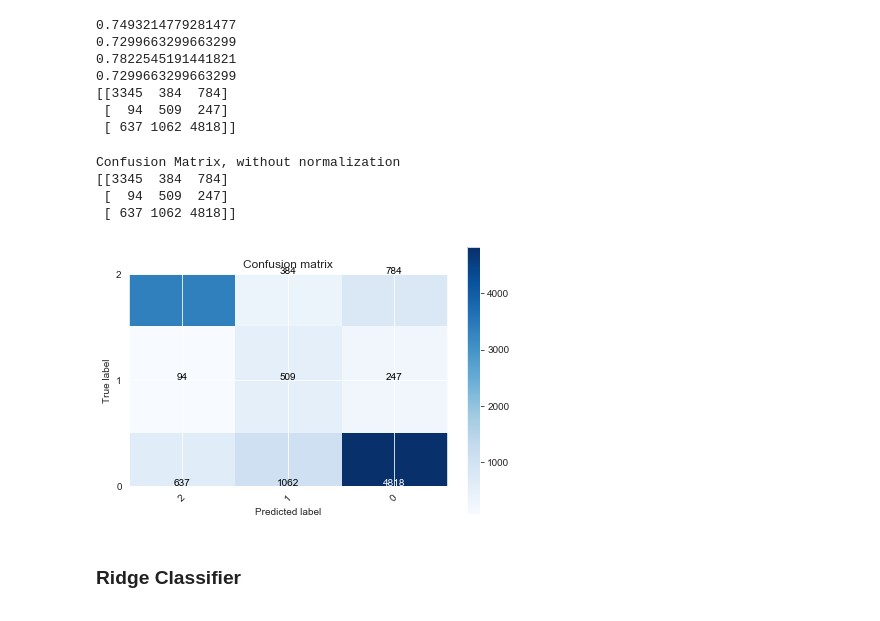
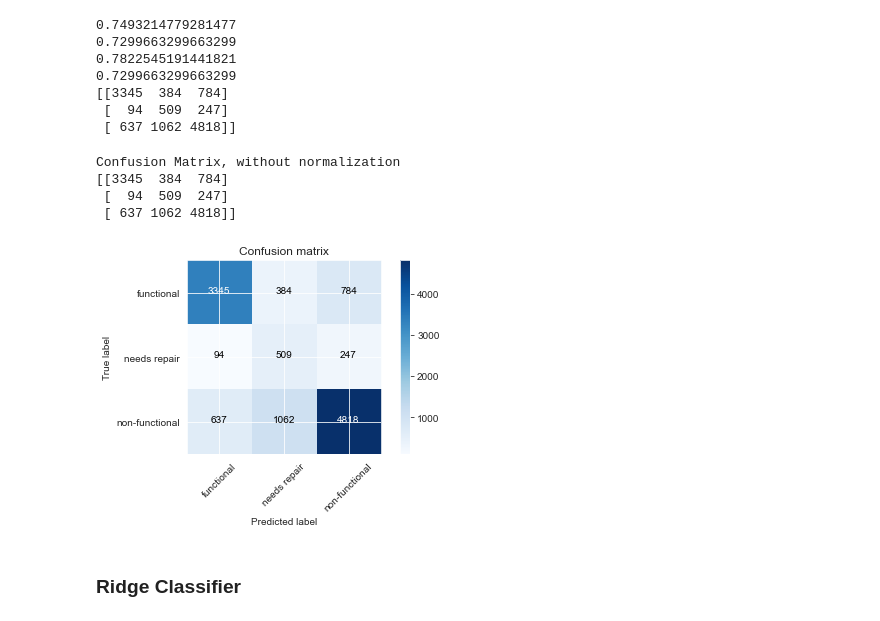
Before and after one commit to halujeff5/TanzanianWaterWellCrisis, a Jupyter notebook: CleanNB.ipynb, the cells around one changed output. Saved outputs shown, nothing was run; the diff lists cells and outputs as text; code cells hidden in the pictures.

```diff
--- a/CleanNB.ipynb
+++ b/CleanNB.ipynb
@@ -341,16 +341,17 @@ def plot_confusion_matrix(cm, classes,
 # %%
 import itertools
 cm = confusion_matrix(y_test, RFCpredictions)
+classes= ['functional','needs repair', 'non-functional']
 plot_confusion_matrix(cm, classes,
                           normalize=False,
                           title='Confusion matrix',
                           cmap=plt.cm.Blues)
 # %% [output]
 Confusion Matrix, without normalization
 [[3345  384  784]
  [  94  509  247]
  [ 637 1062 4818]]
-[figure, old version]
+[figure, new version]
 # %% [markdown]
 ### Ridge Classifier
 # %%
```
Also changed, not shown: parts of 20 cells of this notebook.
